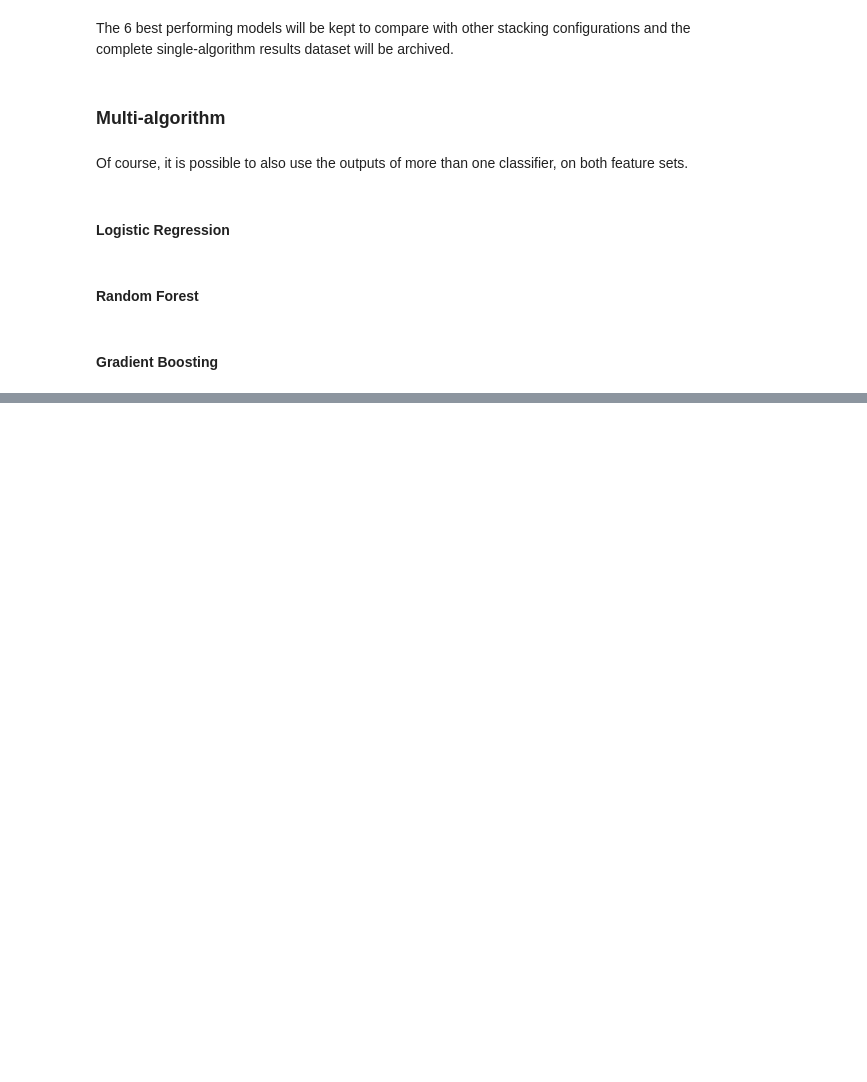
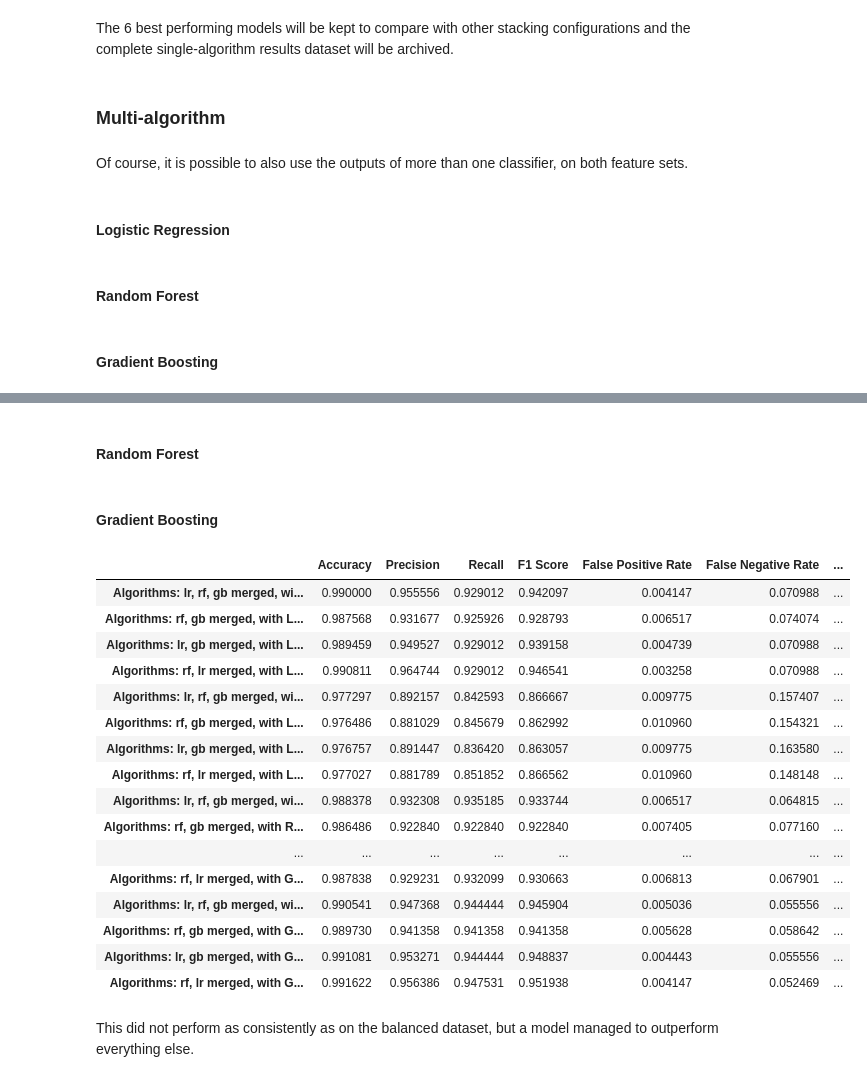
Before and after one commit to liakoyras/thesis-phishing-email-detection, a Jupyter notebook: Style and Content Classification.ipynb, the cells around one changed output, grey strips where cells are left out. Cells and saved outputs as stored; diff of their text form; code cells hidden in the pictures; blank space fills up the shorter version.

Commit message:
Run experiments on the imbalanced dataset

```diff
--- a/Style and Content Classification.ipynb
+++ b/Style and Content Classification.ipynb
@@ -654,0 +677,2 @@ results_stacking_balanced_best.sort_values(by=['F1 Score'], ascending = [False])
+# %%
+stacking_models_imbalanced = ml.train_models(train_feature_sets_imbalanced, style_train_imbalanced['target'])
@@ -654,0 +966,3 @@ results_stacking_balanced_best.sort_values(by=['F1 Score'], ascending = [False])
+# %%
+train_feature_sets_imbalanced_merged = [{'name': 'merge', 'features': style_content_train_imbalanced}]
+test_feature_sets_imbalanced_merged = [{'name': 'merge', 'features': style_content_test_imbalanced}]
@@ -654,0 +978,2 @@ results_stacking_balanced_best.sort_values(by=['F1 Score'], ascending = [False])
+# %%
+results_stacking_imbalanced_merged = pd.DataFrame()
@@ -654,0 +1015,2 @@ results_stacking_balanced_best.sort_values(by=['F1 Score'], ascending = [False])
+# %% [markdown]
+#### Random Forest
@@ -654,0 +1050,57 @@ results_stacking_balanced_best.sort_values(by=['F1 Score'], ascending = [False])
+# %% [markdown]
+#### Gradient Boosting
+# %%
+stacked_clf = ml.train_stacked_models(merged_models_imbalanced, train_feature_sets_imbalanced_merged, style_train_imbalanced['target'], final_classifier=gb, exclude_models=['dt', 'nb'], append_features=False)
+stacked_preds = ml.test_stacked_models(merged_models_imbalanced, test_feature_sets_imbalanced_merged, style_test_imbalanced['target'], stacked_clf, exclude_models=['dt', 'nb'], append_features=False, result_row_name="Algorithms: lr, rf, gb merged, with GradientBoostingClassifier")
+results_stacking_imbalanced_merged = pd.concat([results_stacking_imbalanced_merged, stacked_preds['results']])
+
+stacked_clf = ml.train_stacked_models(merged_models_imbalanced, train_feature_sets_imbalanced_merged, style_train_imbalanced['target'], final_classifier=gb, exclude_models=['dt', 'nb', 'lr'], append_features=False)
+stacked_preds = ml.test_stacked_models(merged_models_imbalanced, test_feature_sets_imbalanced_merged, style_test_imbalanced['target'], stacked_clf, exclude_models=['dt', 'nb', 'lr'], append_features=False, result_row_name="Algorithms: rf, gb merged, with GradientBoostingClassifier")
+results_stacking_imbalanced_merged = pd.concat([results_stacking_imbalanced_merged, stacked_preds['results']])
+
+stacked_clf = ml.train_stacked_models(merged_models_imbalanced, train_feature_sets_imbalanced_merged, style_train_imbalanced['target'], final_classifier=gb, exclude_models=['dt', 'nb', 'rf'], append_features=False)
+stacked_preds = ml.test_stacked_models(merged_models_imbalanced, test_feature_sets_imbalanced_merged, style_test_imbalanced['target'], stacked_clf, exclude_models=['dt', 'nb', 'rf'], append_features=False, result_row_name="Algorithms: lr, gb merged, with GradientBoostingClassifier")
+results_stacking_imbalanced_merged = pd.concat([results_stacking_imbalanced_merged, stacked_preds['results']])
+
+stacked_clf = ml.train_stacked_models(merged_models_imbalanced, train_feature_sets_imbalanced_merged, style_train_imbalanced['target'], final_classifier=gb, exclude_models=['dt', 'nb', 'gb'], append_features=False)
+stacked_preds = ml.test_stacked_models(merged_models_imbalanced, test_feature_sets_imbalanced_merged, style_test_imbalanced['target'], stacked_clf, exclude_models=['dt', 'nb', 'gb'], append_features=False, result_row_name="Algorithms: rf, lr merged, with GradientBoostingClassifier")
+results_stacking_imbalanced_merged = pd.concat([results_stacking_imbalanced_merged, stacked_preds['results']])
+
+# Append features
+stacked_clf = ml.train_stacked_models(merged_models_imbalanced, train_feature_sets_imbalanced_merged, style_train_imbalanced['target'], final_classifier=gb, exclude_models=['dt', 'nb'], append_features=True)
+stacked_preds = ml.test_stacked_models(merged_models_imbalanced, test_feature_sets_imbalanced_merged, style_test_imbalanced['target'], stacked_clf, exclude_models=['dt', 'nb'], append_features=True, result_row_name="Algorithms: lr, rf, gb merged, with GradientBoostingClassifier (with appended features)")
+results_stacking_imbalanced_merged = pd.concat([results_stacking_imbalanced_merged, stacked_preds['results']])
+
+stacked_clf = ml.train_stacked_models(merged_models_imbalanced, train_feature_sets_imbalanced_merged, style_train_imbalanced['target'], final_classifier=gb, exclude_models=['dt', 'nb', 'lr'], append_features=True)
+stacked_preds = ml.test_stacked_models(merged_models_imbalanced, test_feature_sets_imbalanced_merged, style_test_imbalanced['target'], stacked_clf, exclude_models=['dt', 'nb', 'lr'], append_features=True, result_row_name="Algorithms: rf, gb merged, with GradientBoostingClassifier (with appended features)")
+results_stacking_imbalanced_merged = pd.concat([results_stacking_imbalanced_merged, stacked_preds['results']])
+
+stacked_clf = ml.train_stacked_models(merged_models_imbalanced, train_feature_sets_imbalanced_merged, style_train_imbalanced['target'], final_classifier=gb, exclude_models=['dt', 'nb', 'rf'], append_features=True)
+stacked_preds = ml.test_stacked_models(merged_models_imbalanced, test_feature_sets_imbalanced_merged, style_test_imbalanced['target'], stacked_clf, exclude_models=['dt', 'nb', 'rf'], append_features=True, result_row_name="Algorithms: lr, gb merged, with GradientBoostingClassifier (with appended features)")
+results_stacking_imbalanced_merged = pd.concat([results_stacking_imbalanced_merged, stacked_preds['results']])
+
+stacked_clf = ml.train_stacked_models(merged_models_imbalanced, train_feature_sets_imbalanced_merged, style_train_imbalanced['target'], final_classifier=gb, exclude_models=['dt', 'nb', 'gb'], append_features=True)
+stacked_preds = ml.test_stacked_models(merged_models_imbalanced, test_feature_sets_imbalanced_merged, style_test_imbalanced['target'], stacked_clf, exclude_models=['dt', 'nb', 'gb'], append_features=True, result_row_name="Algorithms: rf, lr merged, with GradientBoostingClassifier (with appended features)")
+results_stacking_imbalanced_merged = pd.concat([results_stacking_imbalanced_merged, stacked_preds['results']])
+# %%
+results_stacking_imbalanced_merged
+# %% [output]
+|  | Accuracy | Precision | Recall | F1 Score | False Positive Rate | False Negative Rate | ... |
+| Algorithms: lr, rf, gb merged, wi... | 0.990000 | 0.955556 | 0.929012 | 0.942097 | 0.004147 | 0.070988 | ... |
+| Algorithms: rf, gb merged, with L... | 0.987568 | 0.931677 | 0.925926 | 0.928793 | 0.006517 | 0.074074 | ... |
+| Algorithms: lr, gb merged, with L... | 0.989459 | 0.949527 | 0.929012 | 0.939158 | 0.004739 | 0.070988 | ... |
+| Algorithms: rf, lr merged, with L... | 0.990811 | 0.964744 | 0.929012 | 0.946541 | 0.003258 | 0.070988 | ... |
+| Algorithms: lr, rf, gb merged, wi... | 0.977297 | 0.892157 | 0.842593 | 0.866667 | 0.009775 | 0.157407 | ... |
+| Algorithms: rf, gb merged, with L... | 0.976486 | 0.881029 | 0.845679 | 0.862992 | 0.010960 | 0.154321 | ... |
+| Algorithms: lr, gb merged, with L... | 0.976757 | 0.891447 | 0.836420 | 0.863057 | 0.009775 | 0.163580 | ... |
+| Algorithms: rf, lr merged, with L... | 0.977027 | 0.881789 | 0.851852 | 0.866562 | 0.010960 | 0.148148 | ... |
+| Algorithms: lr, rf, gb merged, wi... | 0.988378 | 0.932308 | 0.935185 | 0.933744 | 0.006517 | 0.064815 | ... |
+| Algorithms: rf, gb merged, with R... | 0.986486 | 0.922840 | 0.922840 | 0.922840 | 0.007405 | 0.077160 | ... |
+| ... | ... | ... | ... | ... | ... | ... | ... |
+| Algorithms: rf, lr merged, with G... | 0.987838 | 0.929231 | 0.932099 | 0.930663 | 0.006813 | 0.067901 | ... |
+| Algorithms: lr, rf, gb merged, wi... | 0.990541 | 0.947368 | 0.944444 | 0.945904 | 0.005036 | 0.055556 | ... |
+| Algorithms: rf, gb merged, with G... | 0.989730 | 0.941358 | 0.941358 | 0.941358 | 0.005628 | 0.058642 | ... |
+| Algorithms: lr, gb merged, with G... | 0.991081 | 0.953271 | 0.944444 | 0.948837 | 0.004443 | 0.055556 | ... |
+| Algorithms: rf, lr merged, with G... | 0.991622 | 0.956386 | 0.947531 | 0.951938 | 0.004147 | 0.052469 | ... |
+# %% [markdown]
+This did not perform as consistently as on the balanced dataset, but a model managed to outperform everything else.
```
Also changed, not shown: parts of 122 cells of this notebook.
